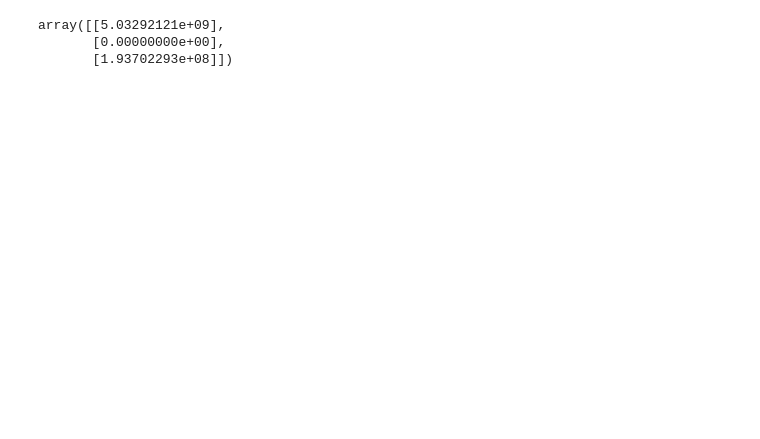
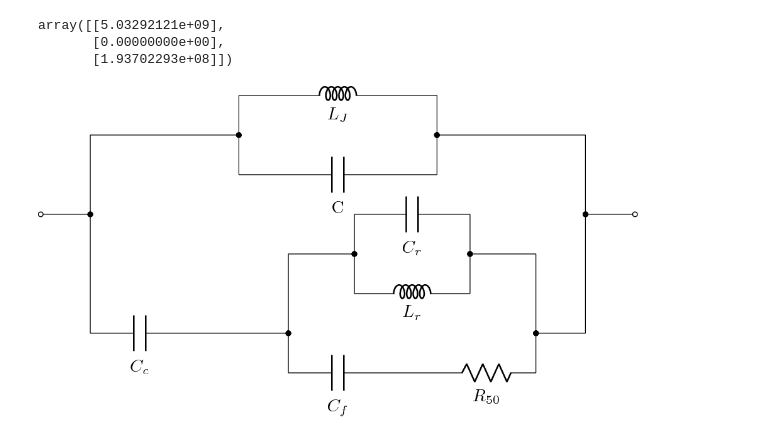
Before and after one commit to qucat/qucat, a Jupyter notebook: Bbox_class_02.ipynb, the cells around one changed output. Saved outputs shown, nothing was run; the diff lists cells and outputs as text; code cells hidden in the pictures; blank space fills up the shorter version.

```diff
--- a/Bbox_class_02.ipynb
+++ b/Bbox_class_02.ipynb
@@ -157,5 +127,8 @@ array([[5.03292121e+09],
        [1.93702293e+08]])
 # %%
 b = Bbox(L('L_J') | C('C') | (C('Cc')+(C('Cr')|L('Lr')|(C('Cf')+R('R_50')))))
-# b.draw()
+# b = Bbox(L('L_J') | C('C') | R('R_J')|(C('Cc')+(C('Cr')|L('Lr')|R('R_r')|(C('Cf')+R('R_50')))))
+b.draw()
+# %% [output]
+[figure, added]
 # %%
```
Also changed, not shown: parts of 7 cells of this notebook.
